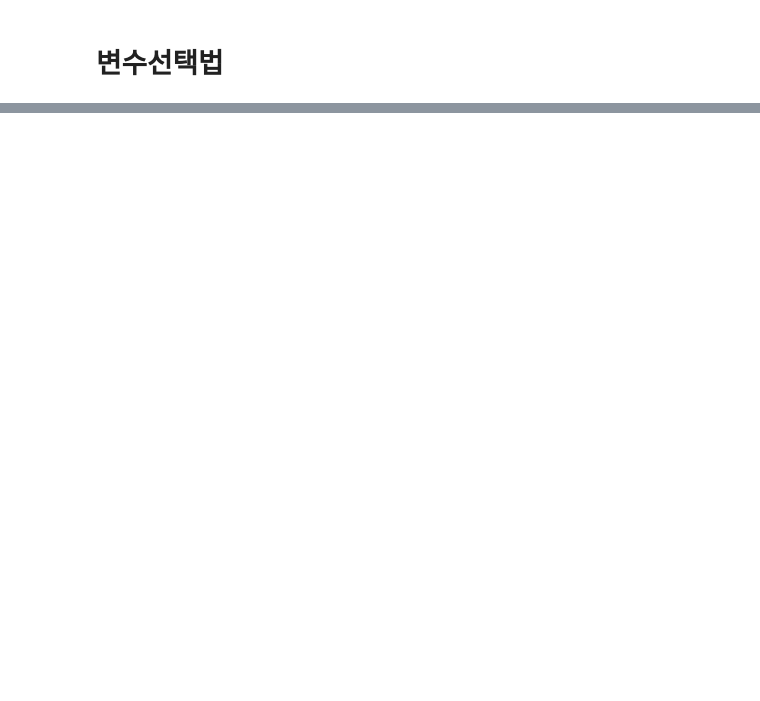
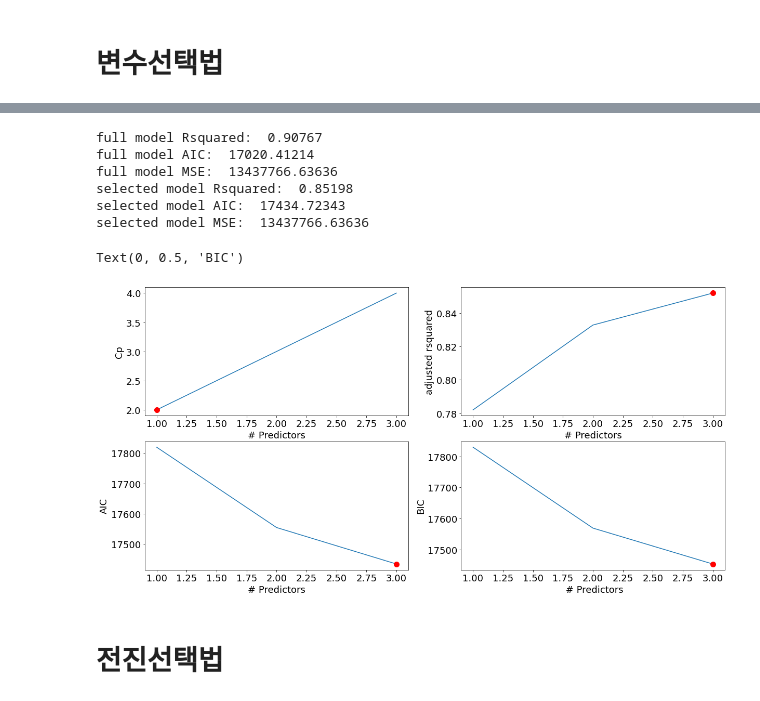
Before and after one commit to Dv-Kim/ML_code, a Jupyter notebook: 01_회귀분석/4. 다중선형회귀분석 실습3 - 변수선택법을 통한 다중회귀분석_After.ipynb, the cells around one changed output, grey strips where cells are left out. Cells and saved outputs as stored; diff of their text form; code cells hidden in the pictures; blank space fills up the shorter version.

```diff
--- a/01_회귀분석/4. 다중선형회귀분석 실습3 - 변수선택법을 통한 다중회귀분석_After.ipynb
+++ b/01_회귀분석/4. 다중선형회귀분석 실습3 - 변수선택법을 통한 다중회귀분석_After.ipynb
@@ -221,2 +221,10 @@ mean_squared_error(y_true= test_y, y_pred= pred_y)
 # %% [markdown]
 # 변수선택법
+# %%
+def processSubset(X, y, feature_set):
+    model = sm.OLS(y, X[list(feature_set)]) # Modeling
+    regr = model.fit() # Model learing
+    AIC = regr.aic
+    return {"model": regr, "AIC": AIC}
+
+print(processSubset(X=train_x, y=train_y, feature_set=feature_columns[0:5]))
@@ -222,0 +284,8 @@ mean_squared_error(y_true= test_y, y_pred= pred_y)
+# %%
+# 변수 N개 선택에 따른 학습시간과 가장 좋은 AIC 성능을 보유한 모델 저장
+models = pd.DataFrame(columns=['AIC', 'model'])
+tic = time.time()
+for i in range(1, 4):
+    models.loc[i] = getBest(X=train_x, y=train_y, k=i)
+toc = time.time()
+print(f'Total elapsed time: {toc-tic} seconds.')
@@ -222,0 +330,62 @@ mean_squared_error(y_true= test_y, y_pred= pred_y)
+# %%
+# 모든 변수들 모델링 한것과 비교
+print("full model Rsquared: ","{:.5f}".format(fitted_full_model.rsquared))
+print("full model AIC: ","{:.5f}".format(fitted_full_model.aic))
+print("full model MSE: ","{:.5f}".format(fitted_full_model.mse_total))
+print("selected model Rsquared: ","{:.5f}".format(models.loc[3, "model"].rsquared))
+print("selected model AIC: ","{:.5f}".format(models.loc[3, "model"].aic))
+print("selected model MSE: ","{:.5f}".format(models.loc[3, "model"].mse_total))
+# %% [output]
+full model Rsquared:  0.90767
+full model AIC:  17020.41214
+full model MSE:  13437766.63636
+selected model Rsquared:  0.85198
+selected model AIC:  17434.72343
+selected model MSE:  13437766.63636
+# %%
+# Plot the result
+plt.figure(figsize=(20, 10))
+plt.rcParams.update({"font.size": 18, "lines.markersize":10})
+
+## Mallow Cp
+# 파라미터의 수만큼 패널티를 부여하는 성능 지표..?
+plt.subplot(2, 2, 1)
+Cp = models.apply(lambda row: (row[1].params.shape[0]+
+                               (row[1].mse_total-fitted_full_model.mse_total)*
+                               (train_x.shape[0]-row[1].params.shape[0])/
+                               fitted_full_model.mse_total), axis=1)
+
+plt.plot(Cp)
+plt.plot(Cp.argmin()+1, Cp.min(), 'or')
+plt.xlabel('# Predictors')
+plt.ylabel('Cp')
+
+## adj-requared plot
+# adj-rsquared = Explained variation / Total variation
+adj_rsquared = models.apply(lambda row: row[1].rsquared, axis=1)
+plt.subplot(2, 2, 2)
+plt.plot(adj_rsquared)
+plt.plot(adj_rsquared.argmax()+1, adj_rsquared.max(), 'or')
+plt.xlabel('# Predictors')
+plt.ylabel('adjusted rsquared')
+
+## aic
+aic = models.apply(lambda row: row[1].aic, axis=1)
+plt.subplot(2, 2, 3)
+plt.plot(aic)
+plt.plot(aic.argmin()+1, aic.min(), "or")
+plt.xlabel('# Predictors')
+plt.ylabel('AIC')
+
+## bic
+bic = models.apply(lambda row: row[1].bic, axis=1)
+plt.subplot(2, 2, 4)
+plt.plot(bic)
+plt.plot(bic.argmin()+1, bic.min(), "or")
+plt.xlabel(' # Predictors')
+plt.ylabel('BIC')
+# %% [output]
+Text(0, 0.5, 'BIC')
+[figure, added]
+# %% [markdown]
+# 전진선택법
```
Also changed, not shown: parts of 34 cells of this notebook, 2 other files.
